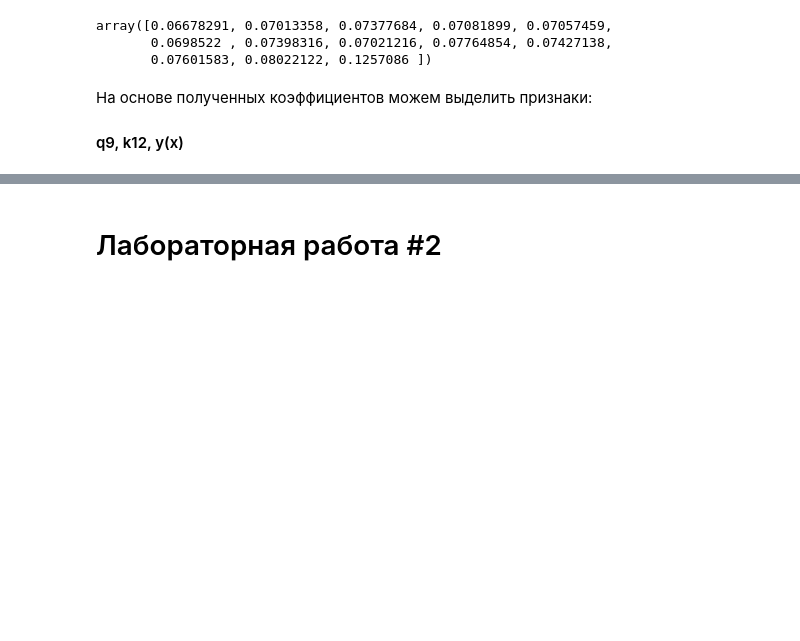
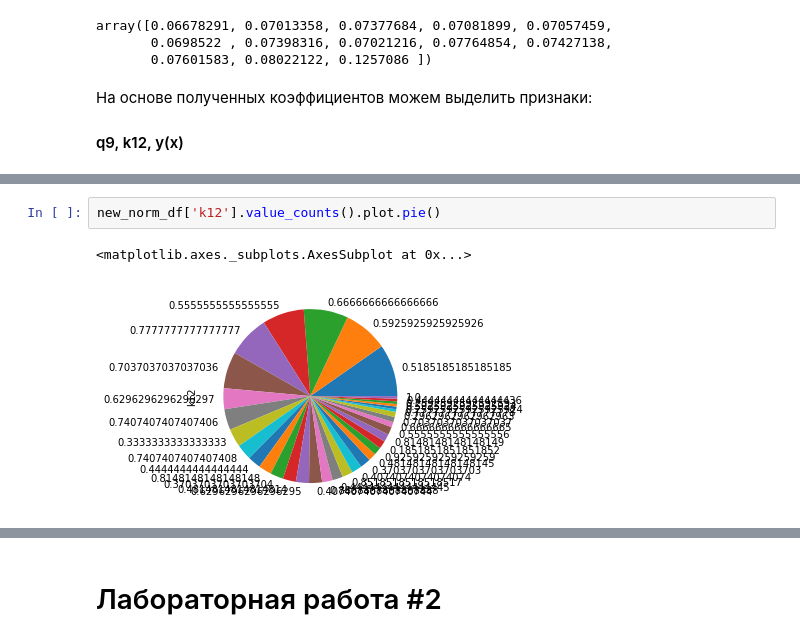
Before and after one commit to DIExCRY-EDU/test, a Jupyter notebook: project.ipynb, the cells around one changed output, grey strips where cells are left out. Saved outputs shown, nothing was run; the diff lists cells and outputs as text; blank space fills up the shorter version.

```diff
--- a/project.ipynb
+++ b/project.ipynb
@@ -327,0 +334,5 @@ array([0.06678291, 0.07013358, 0.07377684, 0.07081899, 0.07057459,
+# %%
+new_norm_df['k12'].value_counts().plot.pie()
+# %% [output]
+<matplotlib.axes._subplots.AxesSubplot at 0x...>
+[figure, added]
```
Also changed, not shown: parts of 6 cells of this notebook.
